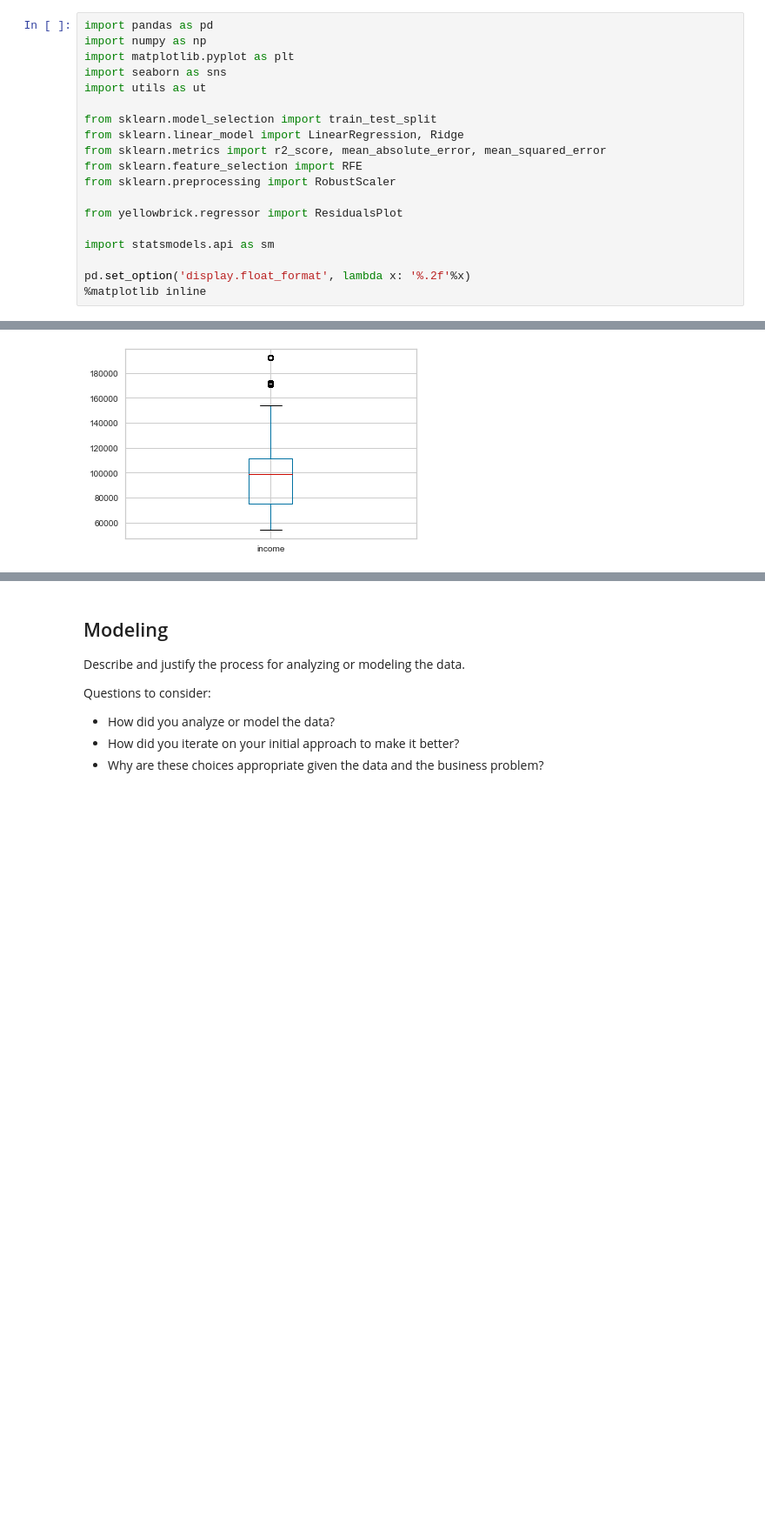
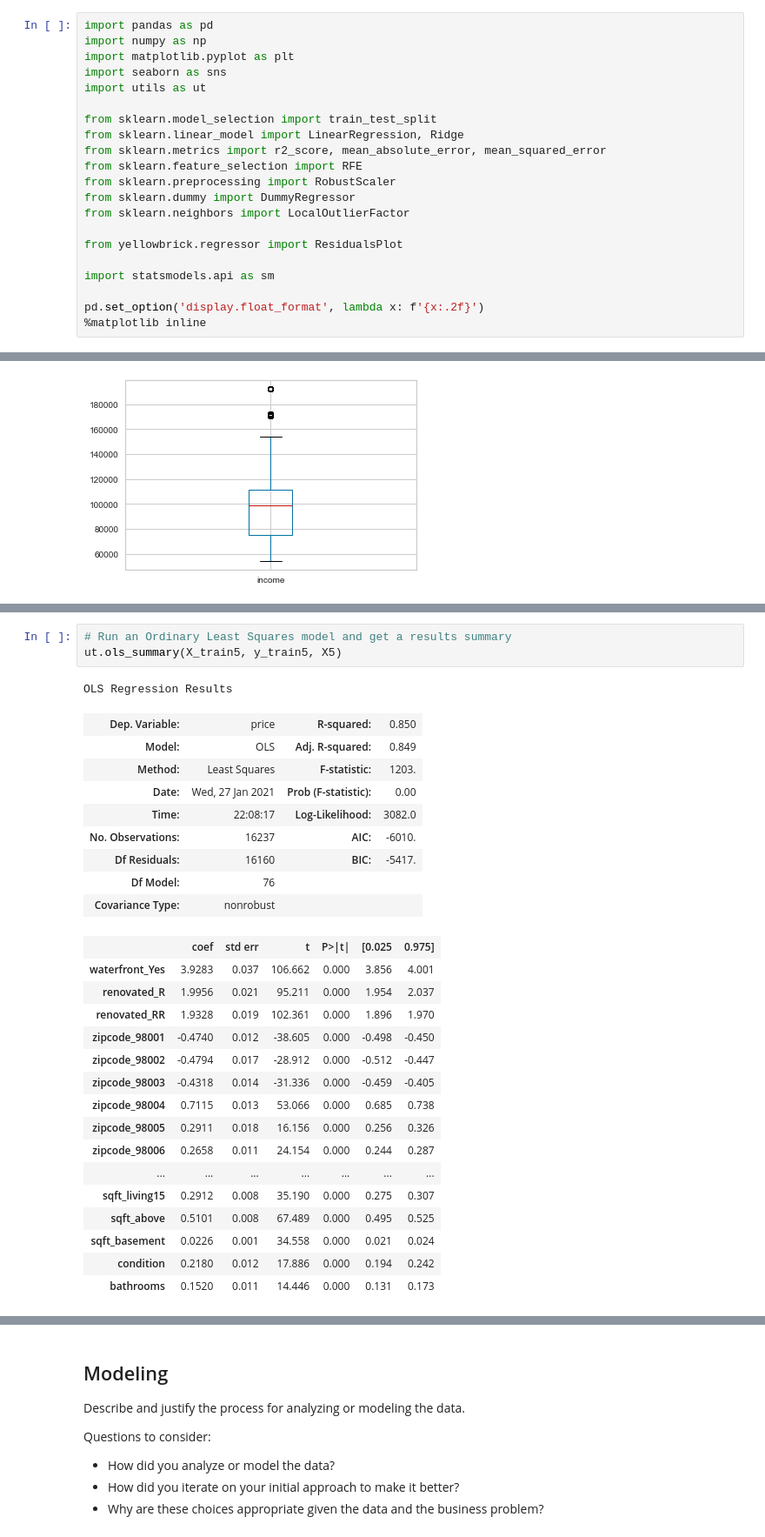
Before and after one commit to clreiner/KingCountyHousingProject, a Jupyter notebook: KingCountyHomes.ipynb, the cells around one changed output, grey strips where cells are left out. Shown: that part at 87% size. Drawn from its saved outputs; the diff is of its cells as text; blank space fills up the shorter version.

```diff
--- a/KingCountyHomes.ipynb
+++ b/KingCountyHomes.ipynb
@@ -46,11 +36,13 @@ from sklearn.linear_model import LinearRegression, Ridge
 from sklearn.metrics import r2_score, mean_absolute_error, mean_squared_error
 from sklearn.feature_selection import RFE
 from sklearn.preprocessing import RobustScaler
+from sklearn.dummy import DummyRegressor
+from sklearn.neighbors import LocalOutlierFactor
 
 from yellowbrick.regressor import ResidualsPlot
 
 import statsmodels.api as sm
 
-pd.set_option('display.float_format', lambda x: '%.2f'%x)
+pd.set_option('display.float_format', lambda x: f'{x:.2f}')
 %matplotlib inline
 # %%
@@ -632,0 +736,30 @@ Testing Scores: R2 0.51566, Mean Absolute Error 159486.14, Root Mean Squared Err
+# %%
+# Run an Ordinary Least Squares model and get a results summary
+ut.ols_summary(X_train5, y_train5, X5)
+# %% [output]
+OLS Regression Results
+| Dep. Variable: | price | R-squared: | 0.850 |
+| Model: | OLS | Adj. R-squared: | 0.849 |
+| Method: | Least Squares | F-statistic: | 1203. |
+| Date: | Wed, 27 Jan 2021 | Prob (F-statistic): | 0.00 |
+| Time: | 22:08:17 | Log-Likelihood: | 3082.0 |
+| No. Observations: | 16237 | AIC: | -6010. |
+| Df Residuals: | 16160 | BIC: | -5417. |
+| Df Model: | 76 |  |  |
+| Covariance Type: | nonrobust |  |  |
+|  | coef | std err | t | P>|t| | [0.025 | 0.975] |
+| waterfront_Yes | 3.9283 | 0.037 | 106.662 | 0.000 | 3.856 | 4.001 |
+| renovated_R | 1.9956 | 0.021 | 95.211 | 0.000 | 1.954 | 2.037 |
+| renovated_RR | 1.9328 | 0.019 | 102.361 | 0.000 | 1.896 | 1.970 |
+| zipcode_98001 | -0.4740 | 0.012 | -38.605 | 0.000 | -0.498 | -0.450 |
+| zipcode_98002 | -0.4794 | 0.017 | -28.912 | 0.000 | -0.512 | -0.447 |
+| zipcode_98003 | -0.4318 | 0.014 | -31.336 | 0.000 | -0.459 | -0.405 |
+| zipcode_98004 | 0.7115 | 0.013 | 53.066 | 0.000 | 0.685 | 0.738 |
+| zipcode_98005 | 0.2911 | 0.018 | 16.156 | 0.000 | 0.256 | 0.326 |
+| zipcode_98006 | 0.2658 | 0.011 | 24.154 | 0.000 | 0.244 | 0.287 |
+| ... | ... | ... | ... | ... | ... | ... |
+| sqft_living15 | 0.2912 | 0.008 | 35.190 | 0.000 | 0.275 | 0.307 |
+| sqft_above | 0.5101 | 0.008 | 67.489 | 0.000 | 0.495 | 0.525 |
+| sqft_basement | 0.0226 | 0.001 | 34.558 | 0.000 | 0.021 | 0.024 |
+| condition | 0.2180 | 0.012 | 17.886 | 0.000 | 0.194 | 0.242 |
+| bathrooms | 0.1520 | 0.011 | 14.446 | 0.000 | 0.131 | 0.173 |
```
Also changed, not shown: parts of 134 cells of this notebook.
